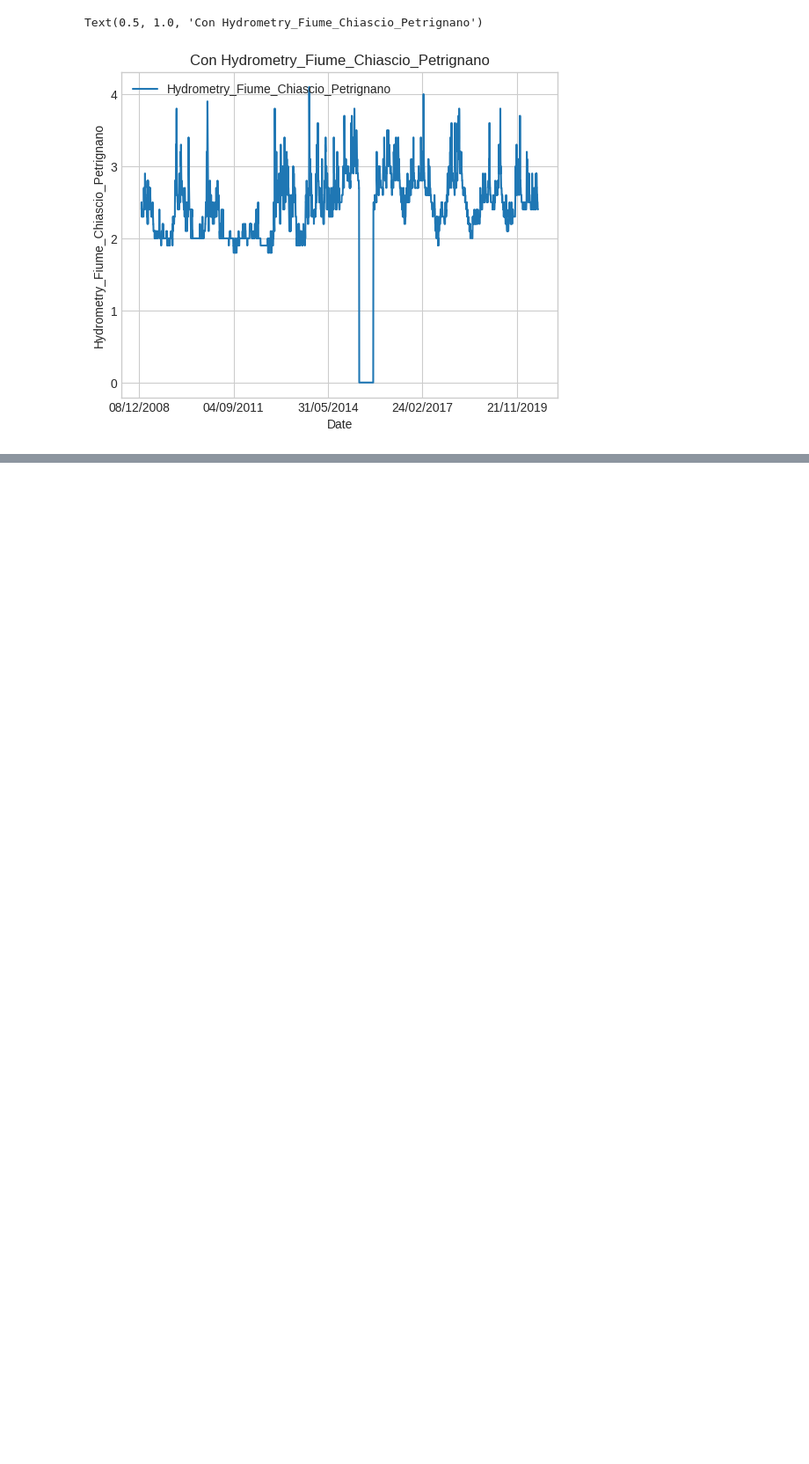
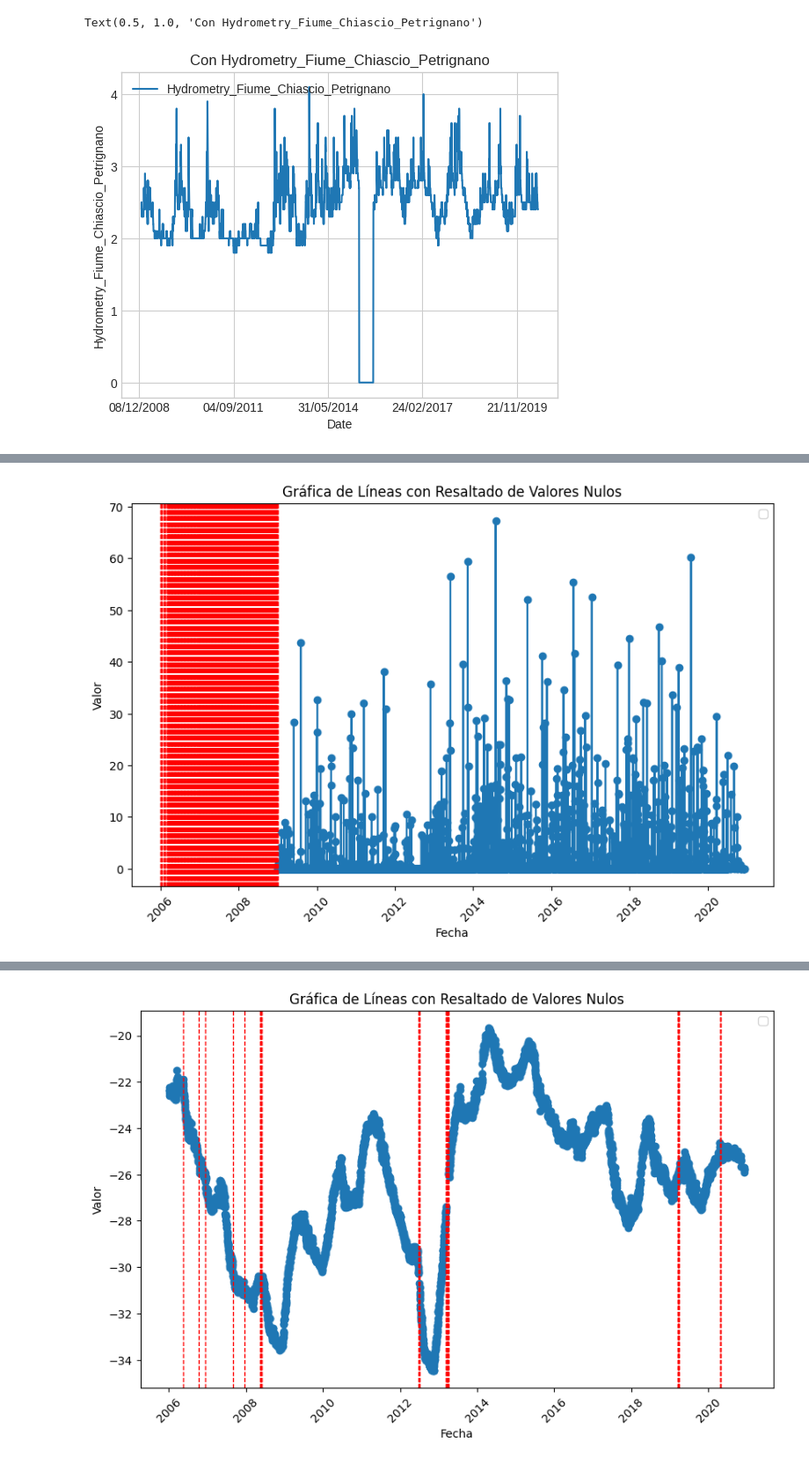
Before and after one commit to FersLeon/practica3.1_AYVD, a Jupyter notebook: Practica3_1.ipynb, the cells around one changed output, grey strips where cells are left out. Shown at 88% size. Cells and saved outputs as stored; diff of their text form; code cells hidden in the pictures; blank space fills up the shorter version.

Commit message:
Manejo de valores faltantes

```diff
--- a/Practica3_1.ipynb
+++ b/Practica3_1.ipynb
@@ -83,0 +86,28 @@ Text(0.5, 1.0, 'Con Hydrometry_Fiume_Chiascio_Petrignano')
+# %%
+data = pd.read_csv('/content/drive/MyDrive/Aquifer_Petrignano.csv')
+# %%
+data['Date'] = pd.to_datetime(data['Date'])
+df_diario = data.groupby(data['Date'].dt.date).sum().reset_index()
+# %%
+#Grafica que resalta los valores nulos
+for col in data.columns[1:]:
+
+    fig, ax = plt.subplots(figsize=(10, 6))
+    ax.plot(df_diario['Date'], data[col], marker='o')
+
+    # Resaltar los valores nulos con líneas que los encierren
+    flag_nulos = data[col].isnull()
+    for i in range(len(data)):
+        if flag_nulos[i]:
+            ax.axvline(x=df_diario['Date'][i], color='red', linestyle='--', linewidth=1)
+
+    ax.xaxis_date()
+    plt.xticks(rotation=45)
+
+    ax.set_xlabel('Fecha')
+    ax.set_ylabel('Valor')
+    ax.set_title('Gráfica de Líneas con Resaltado de Valores Nulos')
+    ax.legend()
+
+    plt.show()
+# %% [output]
@@ -83,0 +115 @@ Text(0.5, 1.0, 'Con Hydrometry_Fiume_Chiascio_Petrignano')
+[figure, added]
@@ -83,0 +117 @@ Text(0.5, 1.0, 'Con Hydrometry_Fiume_Chiascio_Petrignano')
+[figure, added]
```
Also changed, not shown: parts of 11 cells of this notebook.
